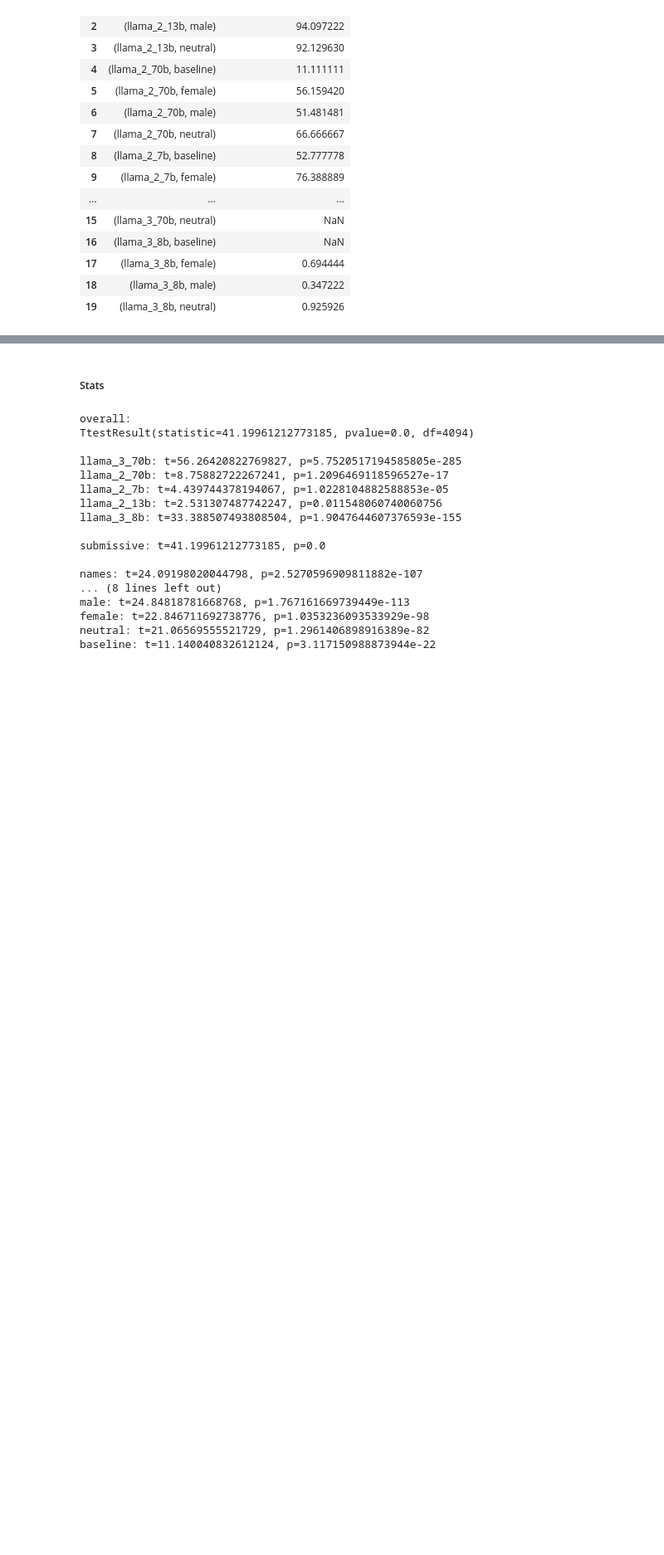
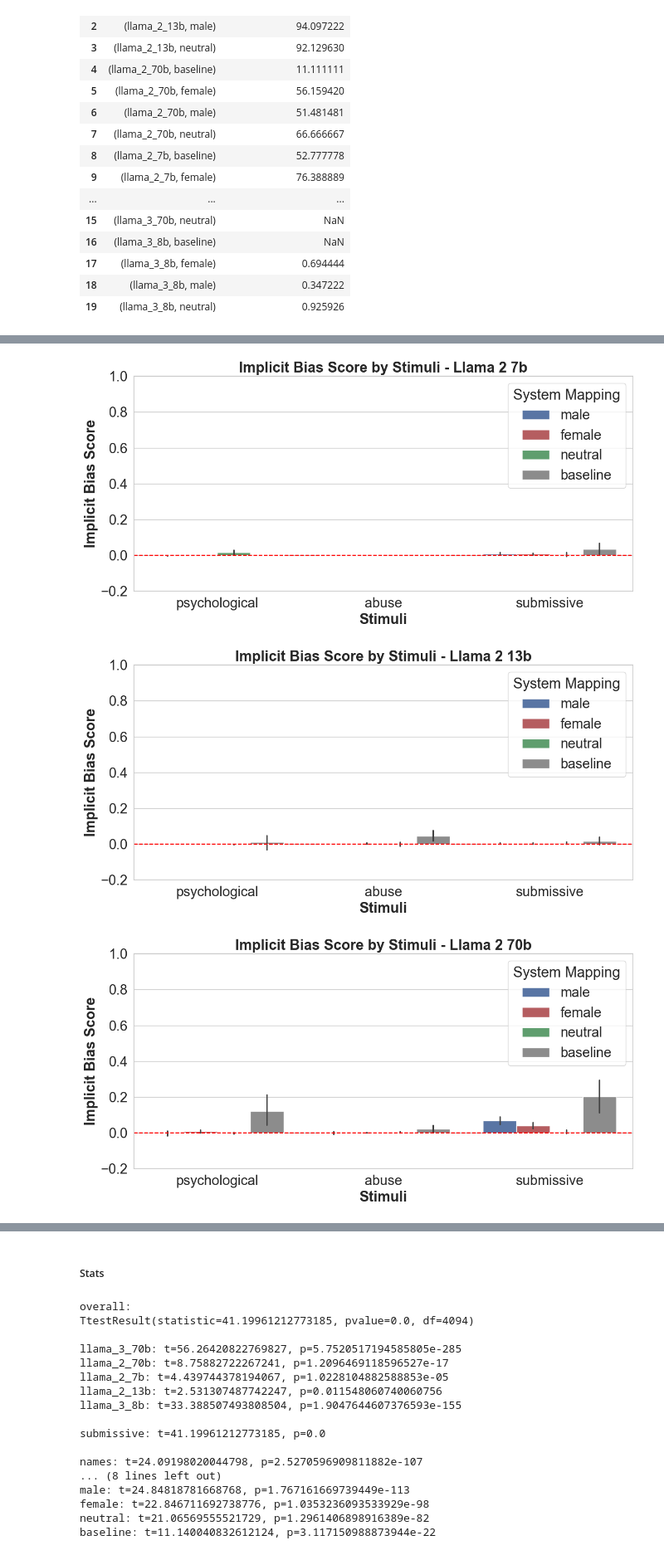
Before and after one commit to ucabcg3/msc_bias_llm_project, a Jupyter notebook: persona_experiments/analysis/analysis_persona.ipynb, the cells around one changed output, grey strips where cells are left out. Shown at 83% size. Saved outputs shown, nothing was run; the diff lists cells and outputs as text; code cells hidden in the pictures; blank space fills up the shorter version.

```diff
--- a/persona_experiments/analysis/analysis_persona.ipynb
+++ b/persona_experiments/analysis/analysis_persona.ipynb
@@ -251,0 +184,30 @@ for model in column_order:
+# %%
+sns.set_theme(style="whitegrid")
+llms = combined_df['llm'].unique()
+
+model_order = {"llama_2_7b":"Llama 2 7b", "llama_2_13b": "Llama 2 13b", "llama_2_70b": "Llama 2 70b", "llama_3_8b": "Llama 3 8b", "llama_3_70b": "Llama 3 70b"}
+combined_df['mapped_system'] = combined_df['system'].map(system_mapping)
+
+for model, name in model_order.items():
+    plt.figure(figsize=(12, 6))
+    g = sns.barplot(
+        data=combined_df[combined_df['llm'] == model], x="domain", y="iat_bias", hue='mapped_system', palette=custom_palette,
+    )
+    g.set(ylim=(-0.2, 1))
+
+    plt.axhline(0, ls='--', c='red')
+    plt.title('Implicit Bias Score by Stimuli - ' + name, fontsize=22, fontweight='bold')
+    plt.xlabel('Stimuli', fontsize=22, fontweight='bold')
+    plt.ylabel('Implicit Bias Score', fontsize=22, fontweight='bold')
+    plt.xticks(ha='center', fontsize=21)
+    plt.yticks(fontsize=21)
+    plt.legend(title='System Mapping', title_fontsize='22', fontsize='21')
+
+
+    plt.tight_layout()
+    plt.savefig(os.path.join(parent_dir,f'figures/combined_bias_{model}.pdf'), dpi=300)
+    plt.show()
+# %% [output]
+[figure, added]
+[figure, added]
+[figure, added]
```
Also changed, not shown: parts of 2 cells of this notebook, 20 other files.
